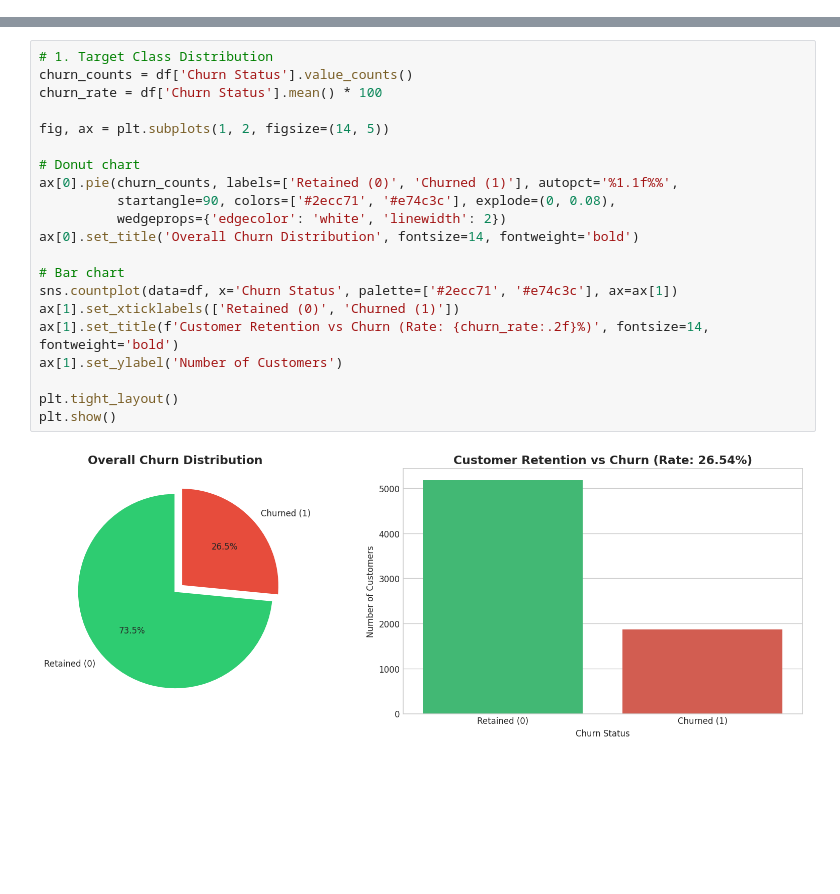
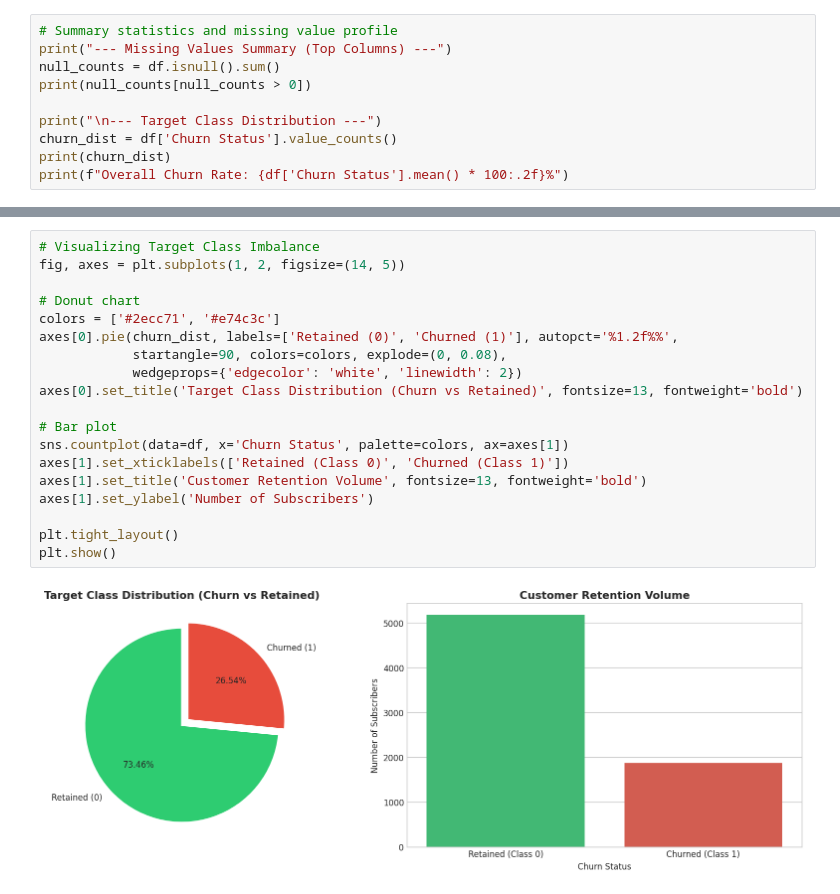
Before and after one commit to Abhiram1213/Customer-Attrition-Prediction, a Jupyter notebook: Customer Attrition Prediction.ipynb, the cells around one changed output, grey strips where cells are left out. Saved outputs shown, nothing was run; the diff lists cells and outputs as text; blank space fills up the shorter version.

```diff
--- a/Customer Attrition Prediction.ipynb
+++ b/Customer Attrition Prediction.ipynb
@@ -56,0 +53,10 @@ Let's examine the target class distribution and profile key factors driving chur
+# %%
+# Summary statistics and missing value profile
+print("--- Missing Values Summary (Top Columns) ---")
+null_counts = df.isnull().sum()
+print(null_counts[null_counts > 0])
+
+print("\n--- Target Class Distribution ---")
+churn_dist = df['Churn Status'].value_counts()
+print(churn_dist)
+print(f"Overall Churn Rate: {df['Churn Status'].mean() * 100:.2f}%")
@@ -57,23 +78,21 @@ Let's examine the target class distribution and profile key factors driving chur
 # %%
-# 1. Target Class Distribution
-churn_counts = df['Churn Status'].value_counts()
-churn_rate = df['Churn Status'].mean() * 100
-
-fig, ax = plt.subplots(1, 2, figsize=(14, 5))
+# Visualizing Target Class Imbalance
+fig, axes = plt.subplots(1, 2, figsize=(14, 5))
 
 # Donut chart
-ax[0].pie(churn_counts, labels=['Retained (0)', 'Churned (1)'], autopct='%1.1f%%',
-          startangle=90, colors=['#2ecc71', '#e74c3c'], explode=(0, 0.08),
-          wedgeprops={'edgecolor': 'white', 'linewidth': 2})
-ax[0].set_title('Overall Churn Distribution', fontsize=14, fontweight='bold')
+colors = ['#2ecc71', '#e74c3c']
+axes[0].pie(churn_dist, labels=['Retained (0)', 'Churned (1)'], autopct='%1.2f%%',
+            startangle=90, colors=colors, explode=(0, 0.08),
+            wedgeprops={'edgecolor': 'white', 'linewidth': 2})
+axes[0].set_title('Target Class Distribution (Churn vs Retained)', fontsize=13, fontweight='bold')
 
-# Bar chart
-sns.countplot(data=df, x='Churn Status', palette=['#2ecc71', '#e74c3c'], ax=ax[1])
-ax[1].set_xticklabels(['Retained (0)', 'Churned (1)'])
-ax[1].set_title(f'Customer Retention vs Churn (Rate: {churn_rate:.2f}%)', fontsize=14, fontweight='bold')
-ax[1].set_ylabel('Number of Customers')
+# Bar plot
+sns.countplot(data=df, x='Churn Status', palette=colors, ax=axes[1])
+axes[1].set_xticklabels(['Retained (Class 0)', 'Churned (Class 1)'])
+axes[1].set_title('Customer Retention Volume', fontsize=13, fontweight='bold')
+axes[1].set_ylabel('Number of Subscribers')
 
 plt.tight_layout()
 plt.show()
 # %% [output]
-[figure, old version]
+[figure, new version]
```
Also changed, not shown: parts of 24 cells of this notebook, 9 other files.
